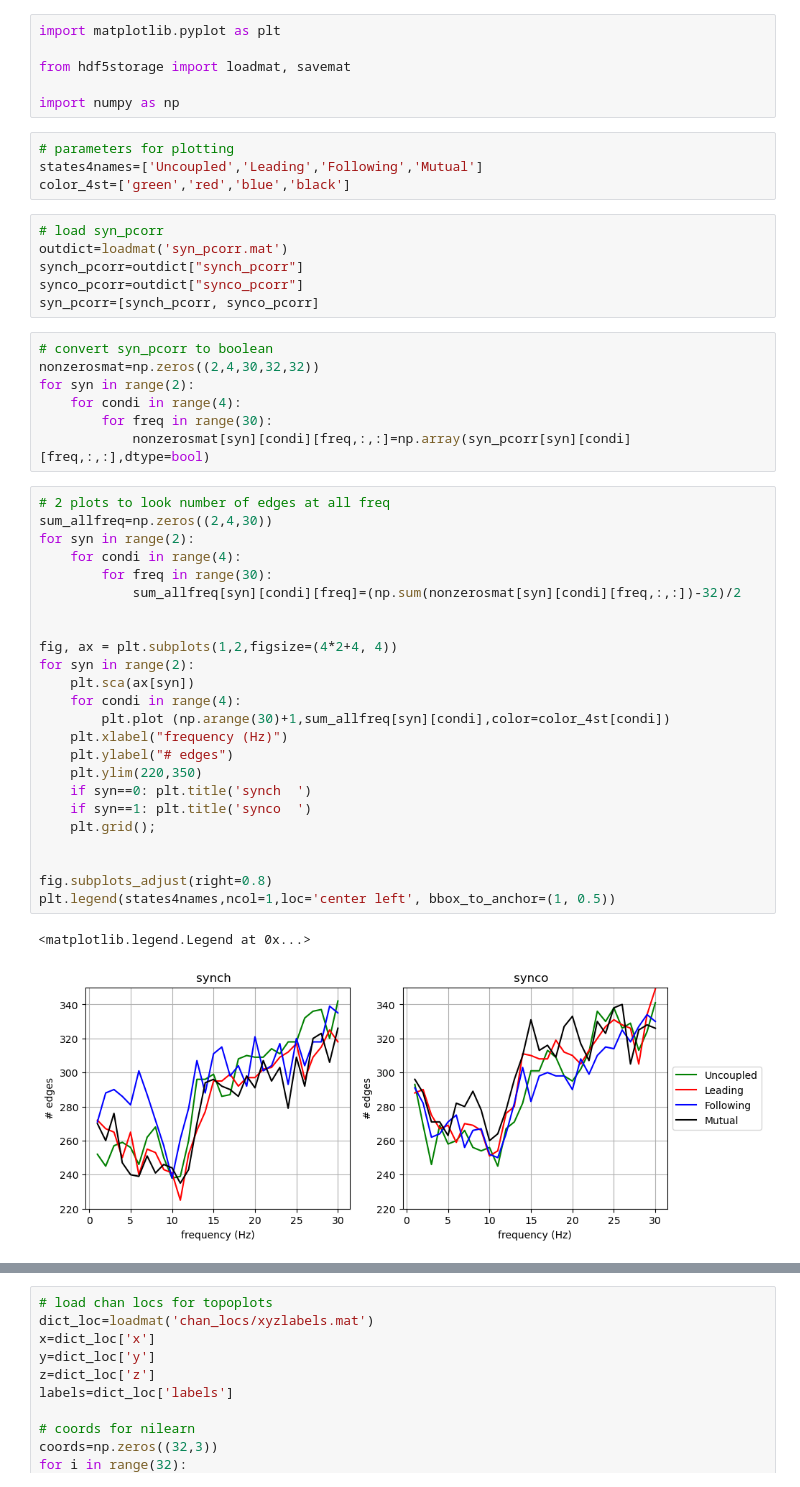
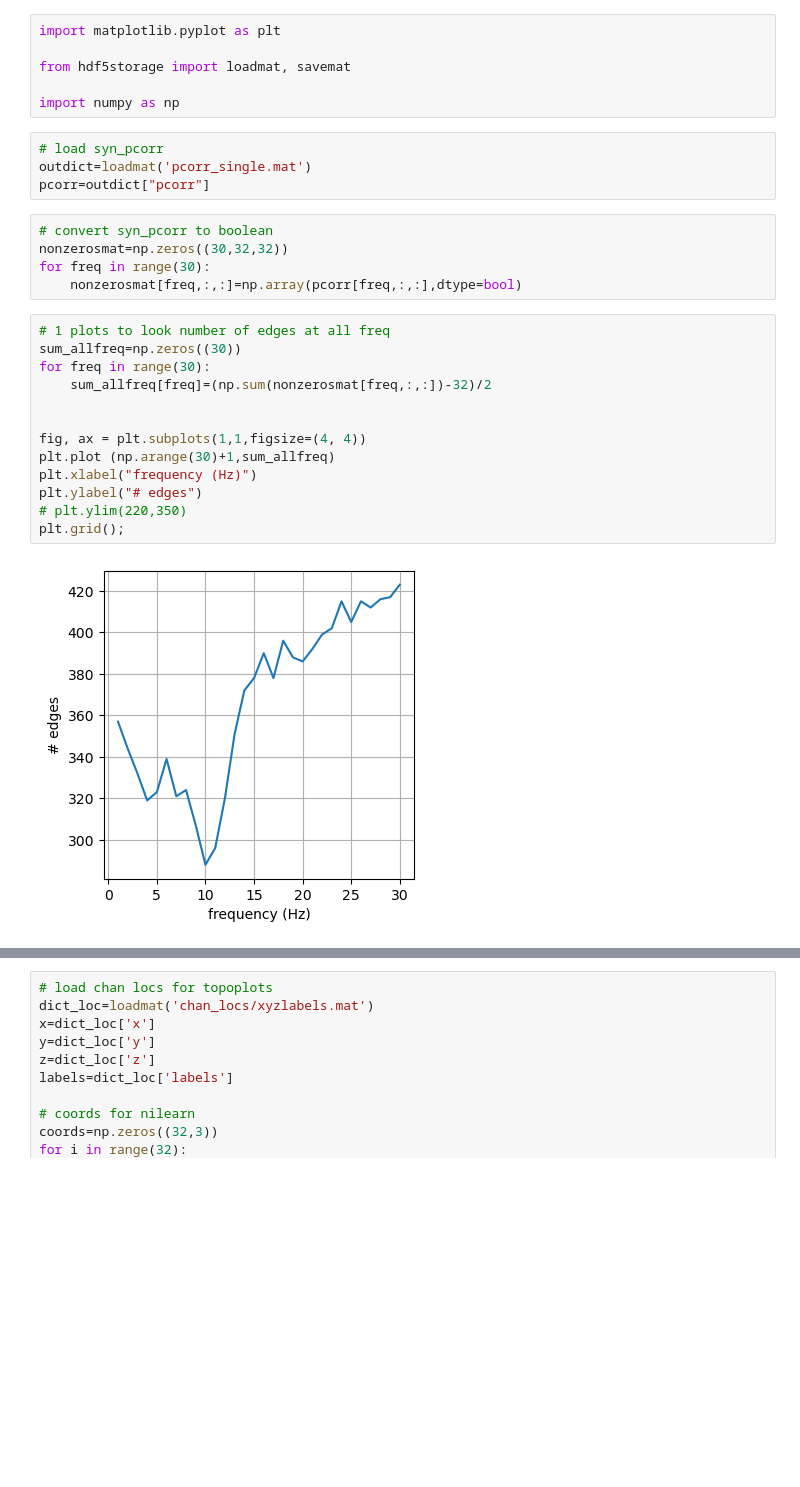
Before and after one commit to zhibinz2/1overf, a Jupyter notebook: Pcorr_single_model/step4_plots.ipynb, the cells around one changed output, grey strips where cells are left out. Drawn from its saved outputs; the diff is of its cells as text; blank space fills up the shorter version.

Commit message:
single model

```diff
--- a/Pcorr_single_model/step4_plots.ipynb
+++ b/Pcorr_single_model/step4_plots.ipynb
@@ -4,49 +4,29 @@ import matplotlib.pyplot as plt
 from hdf5storage import loadmat, savemat
 
 import numpy as np
-# %%
-# parameters for plotting
-states4names=['Uncoupled','Leading','Following','Mutual']
-color_4st=['green','red','blue','black']
 # %%
 # load syn_pcorr
-outdict=loadmat('syn_pcorr.mat')
-synch_pcorr=outdict["synch_pcorr"]
-synco_pcorr=outdict["synco_pcorr"]
-syn_pcorr=[synch_pcorr, synco_pcorr]
+outdict=loadmat('pcorr_single.mat')
+pcorr=outdict["pcorr"]
 # %%
 # convert syn_pcorr to boolean
-nonzerosmat=np.zeros((2,4,30,32,32))
-for syn in range(2):
-	for condi in range(4):
-		for freq in range(30):
-			nonzerosmat[syn][condi][freq,:,:]=np.array(syn_pcorr[syn][condi][freq,:,:],dtype=bool)
+nonzerosmat=np.zeros((30,32,32))
+for freq in range(30):
+	nonzerosmat[freq,:,:]=np.array(pcorr[freq,:,:],dtype=bool)
 # %%
-# 2 plots to look number of edges at all freq
-sum_allfreq=np.zeros((2,4,30))
-for syn in range(2):
-	for condi in range(4):
-		for freq in range(30):
-			sum_allfreq[syn][condi][freq]=(np.sum(nonzerosmat[syn][condi][freq,:,:])-32)/2
+# 1 plots to look number of edges at all freq
+sum_allfreq=np.zeros((30))
+for freq in range(30):
+	sum_allfreq[freq]=(np.sum(nonzerosmat[freq,:,:])-32)/2
 
 
-fig, ax = plt.subplots(1,2,figsize=(4*2+4, 4))
-for syn in range(2):
-    plt.sca(ax[syn])
-    for condi in range(4):
-        plt.plot (np.arange(30)+1,sum_allfreq[syn][condi],color=color_4st[condi])
-    plt.xlabel("frequency (Hz)")
-    plt.ylabel("# edges")
-    plt.ylim(220,350)
-    if syn==0: plt.title('synch  ')
-    if syn==1: plt.title('synco  ')
-    plt.grid();
-
-
-fig.subplots_adjust(right=0.8)
-plt.legend(states4names,ncol=1,loc='center left', bbox_to_anchor=(1, 0.5))
+fig, ax = plt.subplots(1,1,figsize=(4, 4))
+plt.plot (np.arange(30)+1,sum_allfreq)
+plt.xlabel("frequency (Hz)")
+plt.ylabel("# edges")
+# plt.ylim(220,350)
+plt.grid();
 # %% [output]
-<matplotlib.legend.Legend at 0x...>
-[figure, old version]
+[figure, new version]
 # %%
 # 8 plots at a selected a freq to examine the distribution
```
Also changed, not shown: parts of 1 cell of this notebook, 7 other files.
